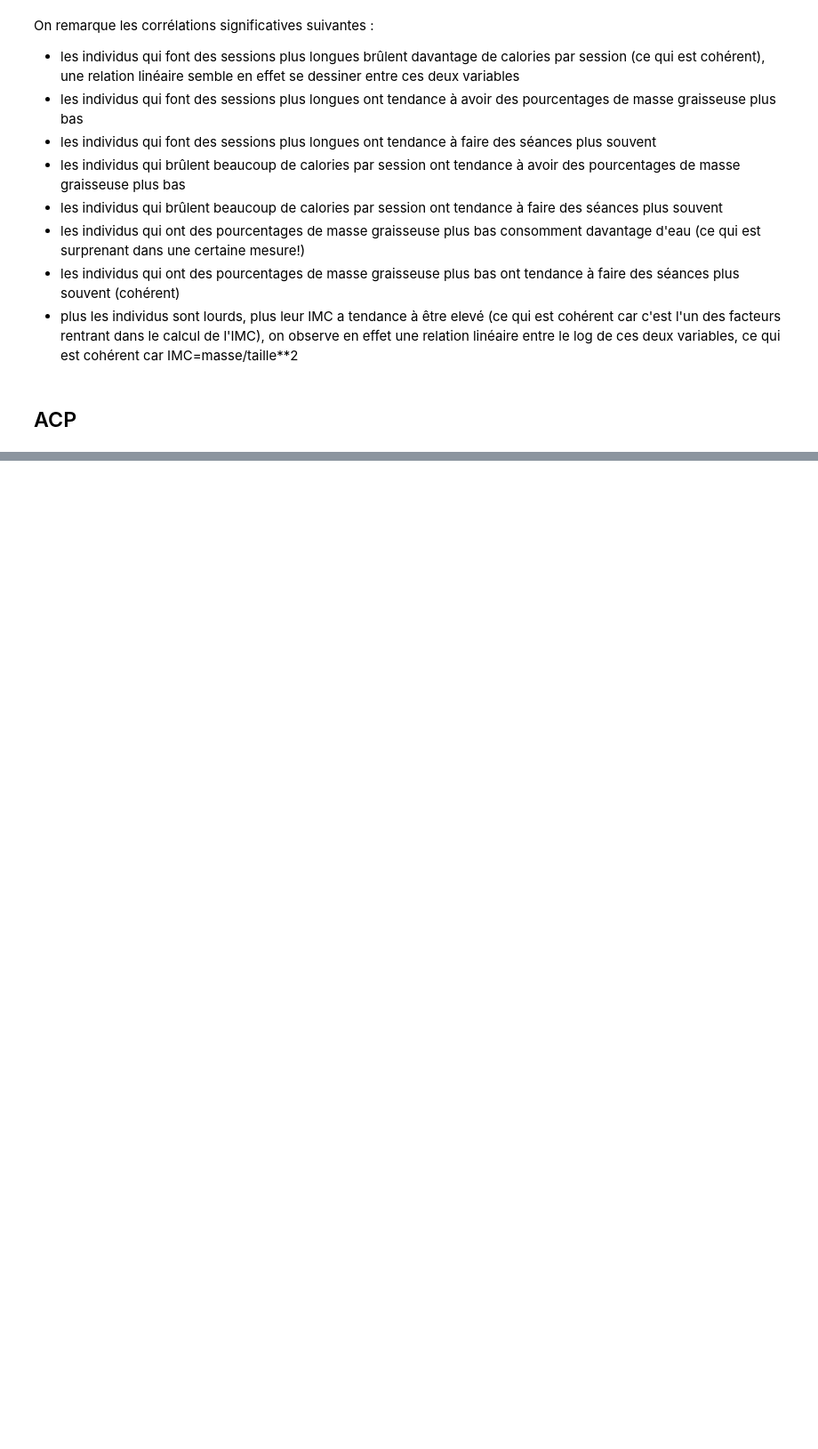
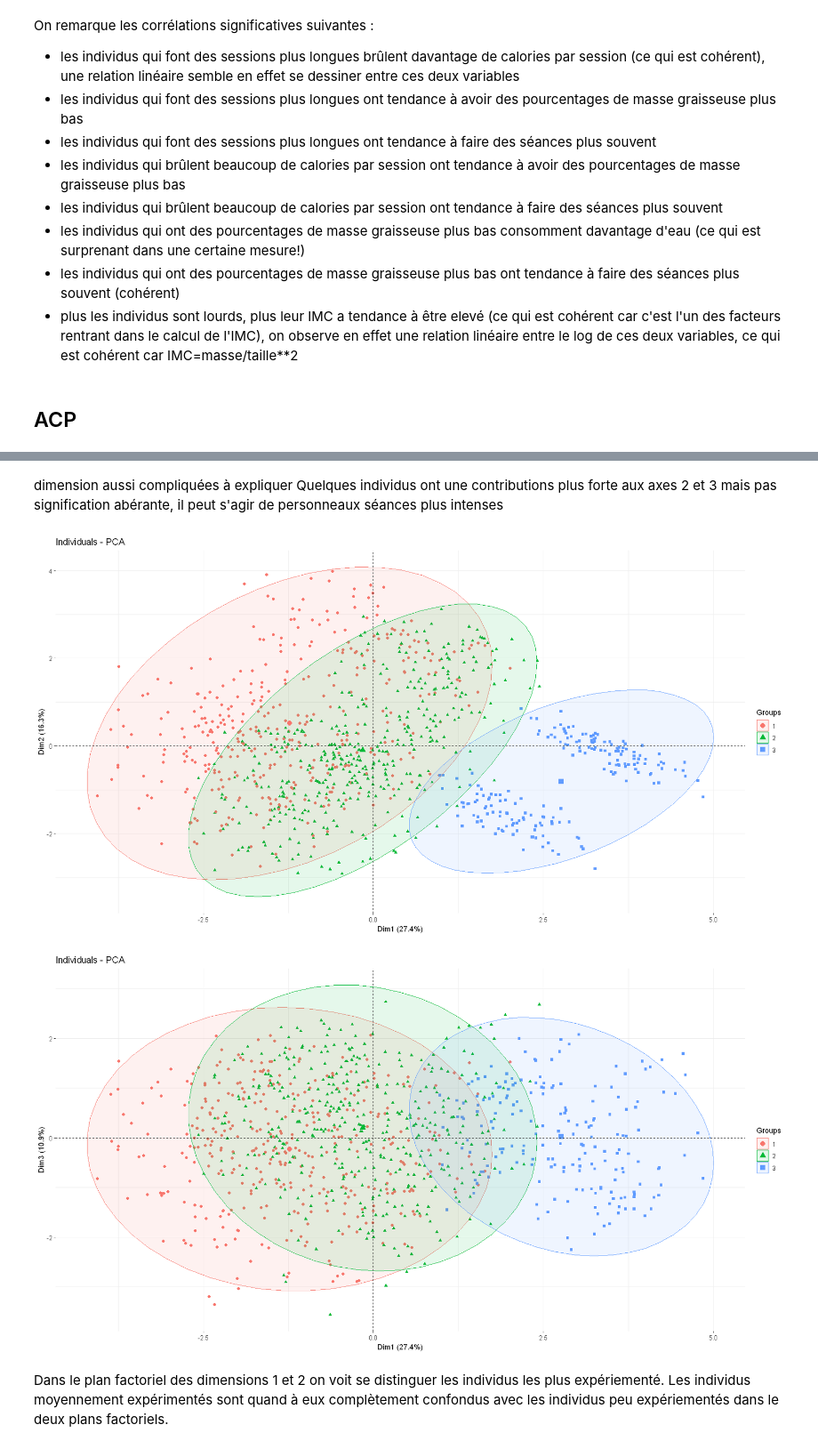
Before and after one commit to P-Point-all/ML_Gym_exercise, a Jupyter notebook: ML_Gym.ipynb, the cells around one changed output, grey strips where cells are left out. Shown: that part at 89% size. Drawn from its saved outputs; the diff is of its cells as text; code cells hidden in the pictures; blank space fills up the shorter version.

```diff
--- a/ML_Gym.ipynb
+++ b/ML_Gym.ipynb
@@ -243,0 +296,13 @@ fviz_pca_ind(acp,col.ind="contrib",label="none",gradient.cols = c("white", "#2E9
+# %% [markdown]
+dimension aussi compliquées à expliquer
+Quelques individus ont une contributions plus forte aux axes 2 et 3 mais pas signification abérante, il peut s'agir de personneaux séances plus intenses
+# %%
+g8<-fviz_pca_ind(acp_level, habillage=gym$Experience_Level,label="none",addEllipses=TRUE, ellipse.level=0.95)
+g9<-fviz_pca_ind(acp_level,habillage=gym$Experience_Level,label="none",axes=c(1,3),addEllipses=TRUE, ellipse.level=0.95)
+g8
+g9
+# %% [output]
+[figure, added]
+[figure, added]
+# %% [markdown]
+Dans le plan factoriel des dimensions 1 et 2 on voit se distinguer les individus les plus expériementé. Les individus moyennement expérimentés sont quand à eux complètement confondus avec les individus peu expériementés dans le deux plans factoriels.
```
Also changed, not shown: parts of 14 cells of this notebook, 1 other file.
